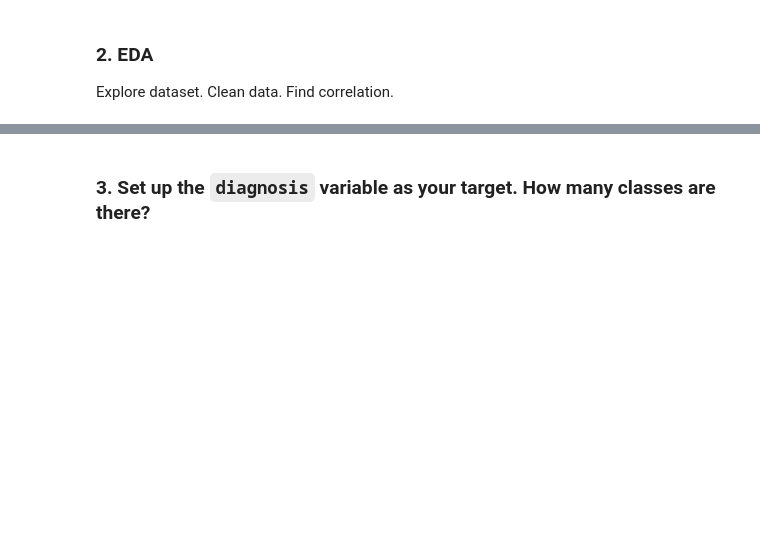
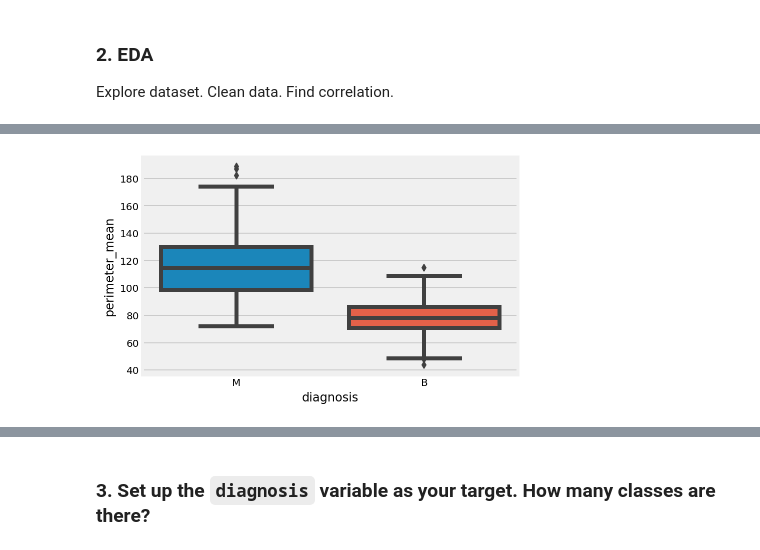
Before and after one commit to Jescolbourne/IOD, a Jupyter notebook: Module6/Lab/IOD_Lab_6_3.ipynb, the cells around one changed output, grey strips where cells are left out. Drawn from its saved outputs; the diff is of its cells as text; code cells hidden in the pictures; blank space fills up the shorter version.

```diff
--- a/Module6/Lab/IOD_Lab_6_3.ipynb
+++ b/Module6/Lab/IOD_Lab_6_3.ipynb
@@ -43,0 +122,5 @@ Explore dataset. Clean data. Find correlation.
+# %%
+sns.boxplot(x='diagnosis', y='perimeter_mean', data=df)
+plt.show()
+# %% [output]
+[figure, added]
```
Also changed, not shown: parts of 41 cells of this notebook, 2 other files.
